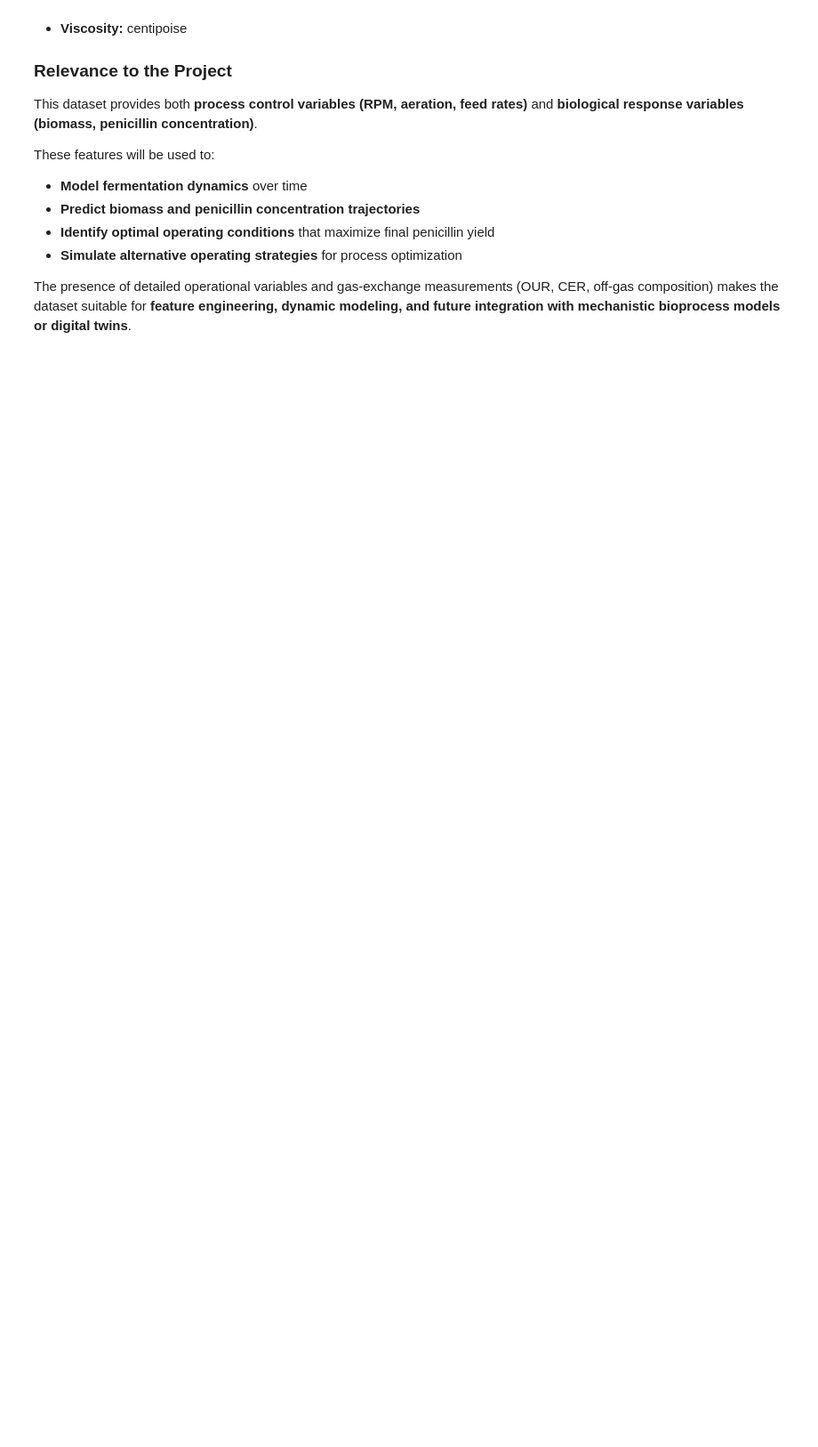
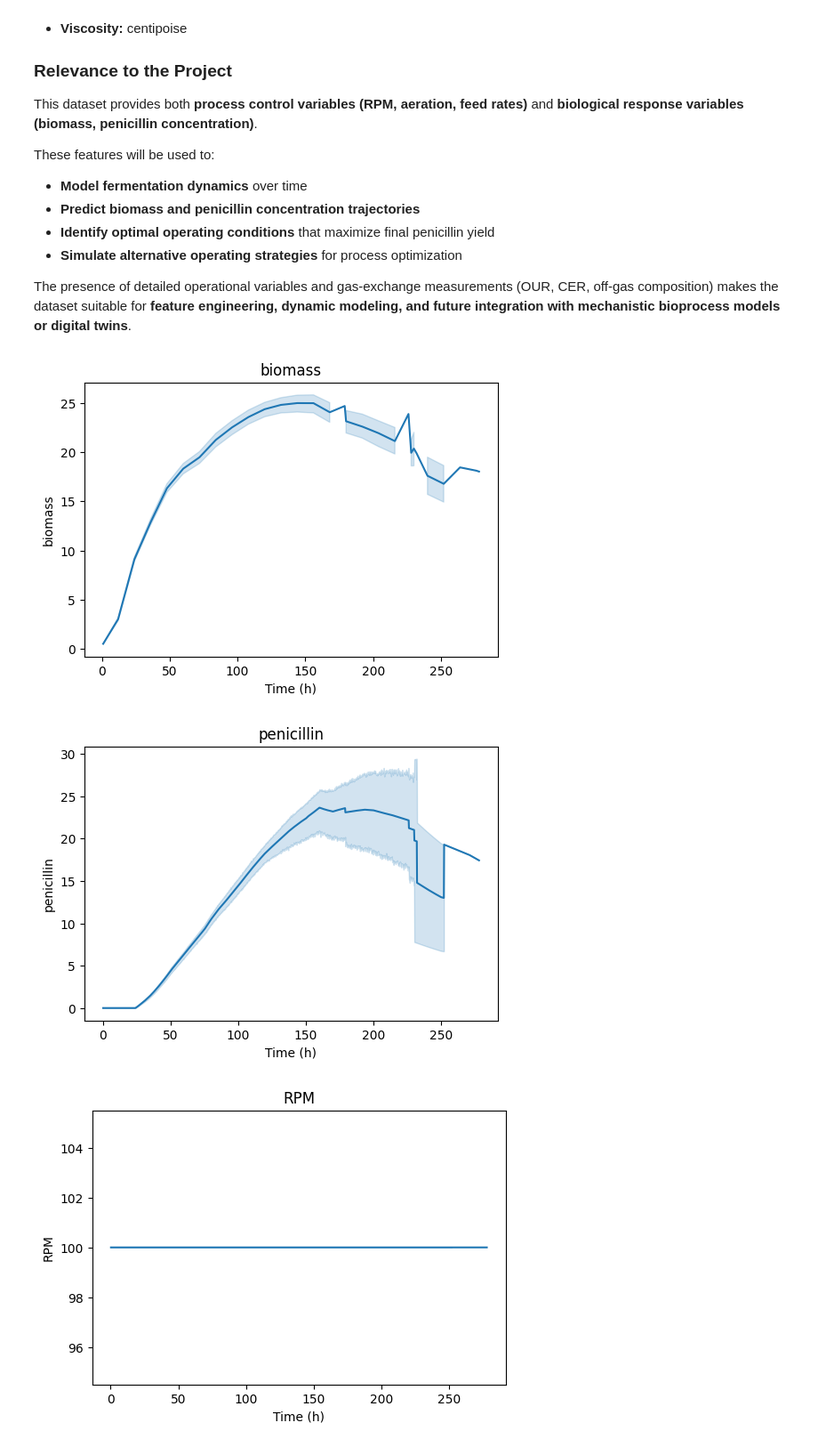
Before and after one commit to asingh1711/penicillin-bioreactor-optimization, a Jupyter notebook: Notebooks/01_data_exploration.ipynb, the cells around one changed output. Shown at 89% size. Cells and saved outputs as stored; diff of their text form; code cells hidden in the pictures; blank space fills up the shorter version.

Commit message:
Initial graphs for trend observance

```diff
--- a/Notebooks/01_data_exploration.ipynb
+++ b/Notebooks/01_data_exploration.ipynb
@@ -150,3 +150,26 @@ These features will be used to:
 * **Simulate alternative operating strategies** for process optimization
 
 The presence of detailed operational variables and gas-exchange measurements (OUR, CER, off-gas composition) makes the dataset suitable for **feature engineering, dynamic modeling, and future integration with mechanistic bioprocess models or digital twins**.
+# %%
+time_col = "Time (h)"
+
+variables = {
+    "biomass": "Offline Biomass concentratio(X_offline:X(g L^{-1}))",
+    "penicillin": "Penicillin concentration(P:g/L)",
+    "RPM": "Agitator RPM(RPM:RPM)",
+    "feed_rate": "Sugar feed rate(Fs:L/h)",
+    "O2": "Oxygen in percent in off-gas(O2:O2  (%))",
+    "CO2": "carbon dioxide percent in off-gas(CO2outgas:%)"
+}
+
+for name, col in variables.items():
+    plt.figure(figsize=(6,4))
+    sns.lineplot(data=df, x=time_col, y=col)
+    plt.title(name)
+    plt.xlabel("Time (h)")
+    plt.ylabel(name)
+    plt.show()
+# %% [output]
+[figure, added]
+[figure, added]
+[figure, added]
```
Also changed, not shown: parts of 3 cells of this notebook.
